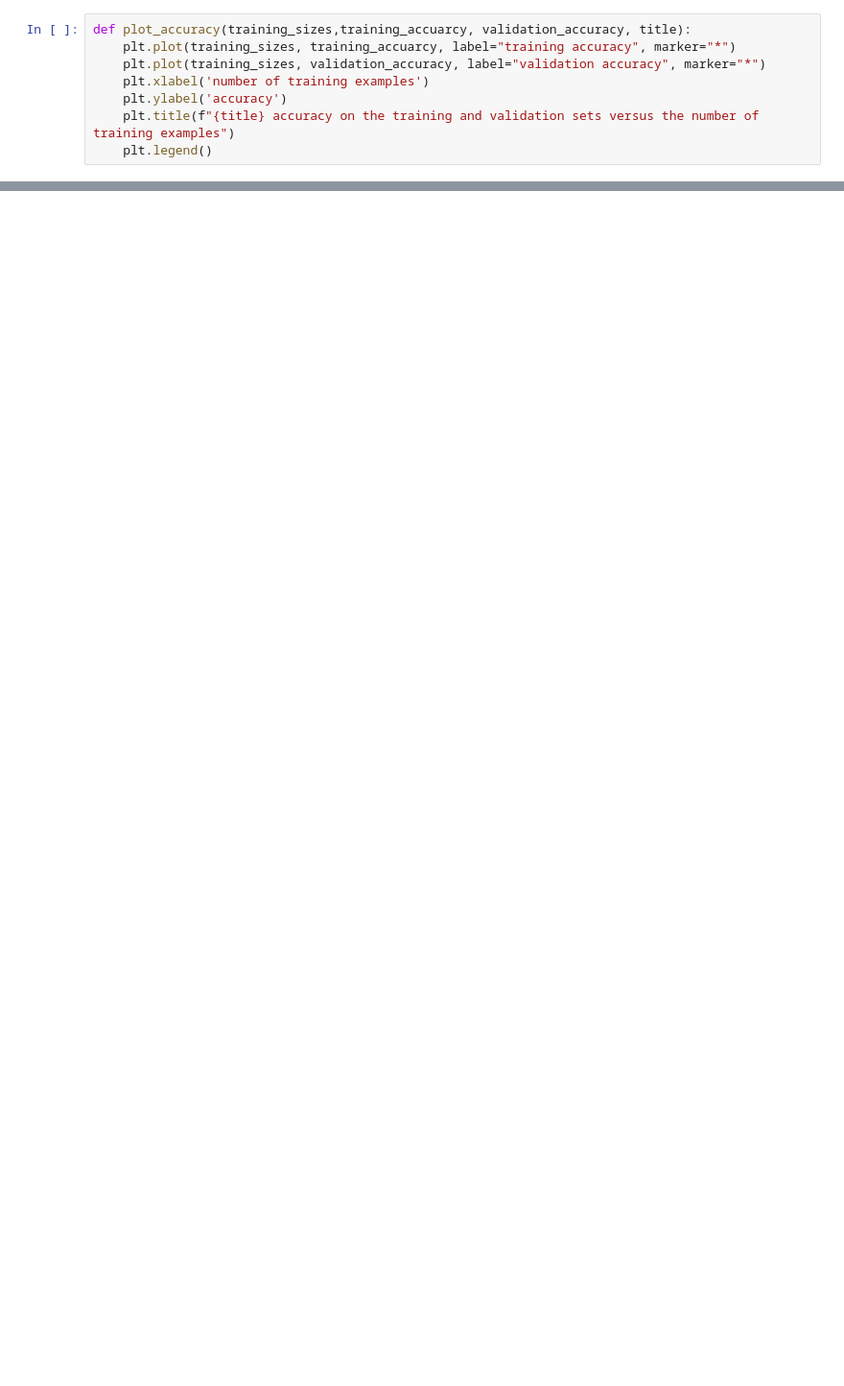
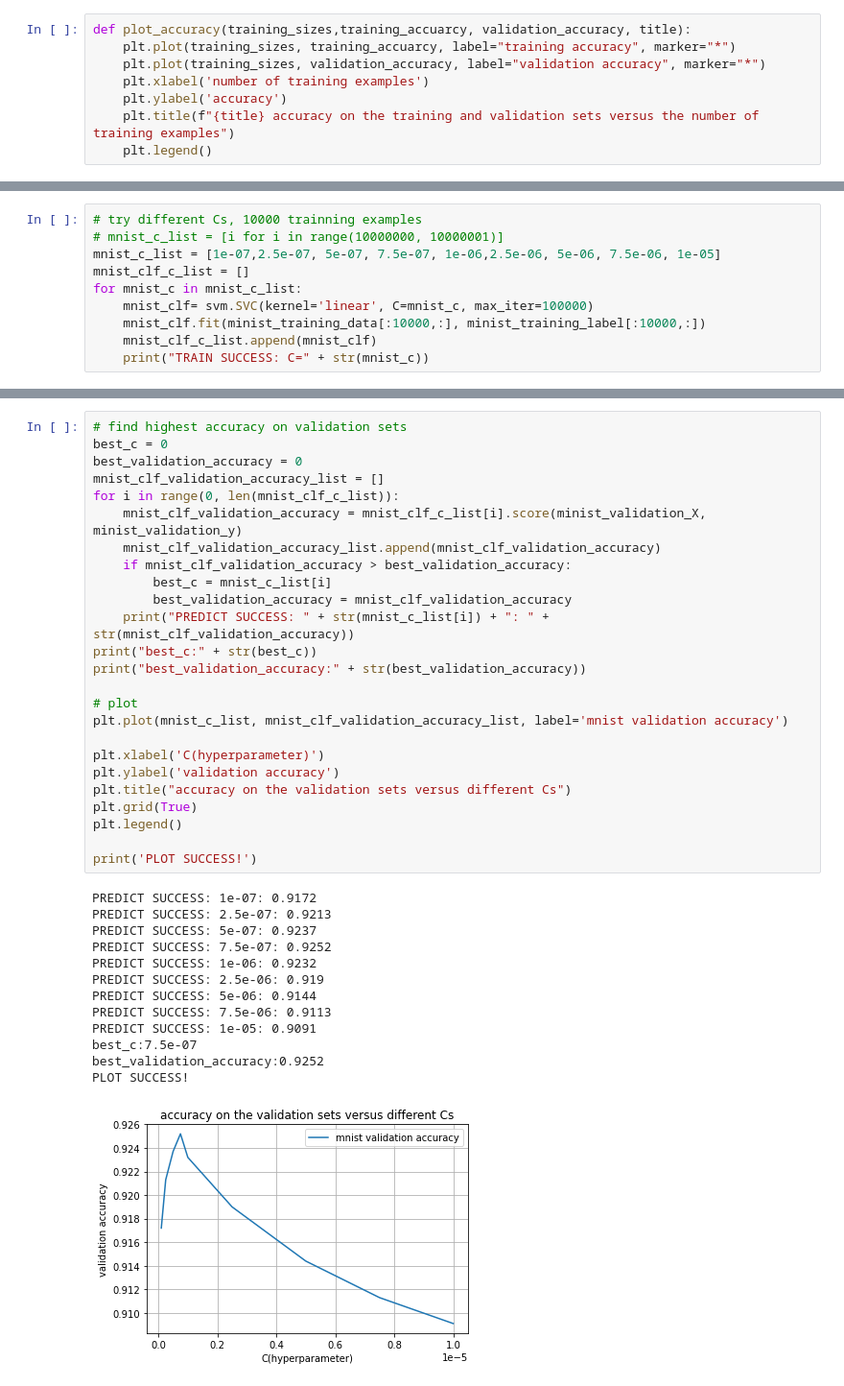
Before and after one commit to Weijun-H/ucb_sp20_cs189_hw, a Jupyter notebook: hw1/hw1.ipynb, the cells around one changed output, grey strips where cells are left out. Shown at 96% size. Cells and saved outputs as stored; diff of their text form; blank space fills up the shorter version.

```diff
--- a/hw1/hw1.ipynb
+++ b/hw1/hw1.ipynb
@@ -120,0 +128,10 @@ plot_accuracy([100, 200, 500, 1000, 2000, 5000], cifar_training_accuracy, cifar_
+# %%
+# try different Cs, 10000 trainning examples
+# mnist_c_list = [i for i in range(10000000, 10000001)]
+mnist_c_list = [1e-07,2.5e-07, 5e-07, 7.5e-07, 1e-06,2.5e-06, 5e-06, 7.5e-06, 1e-05]
+mnist_clf_c_list = []
+for mnist_c in mnist_c_list:
+    mnist_clf= svm.SVC(kernel='linear', C=mnist_c, max_iter=100000)
+    mnist_clf.fit(minist_training_data[:10000,:], minist_training_label[:10000,:])
+    mnist_clf_c_list.append(mnist_clf)
+    print("TRAIN SUCCESS: C=" + str(mnist_c))
@@ -120,0 +148,39 @@ plot_accuracy([100, 200, 500, 1000, 2000, 5000], cifar_training_accuracy, cifar_
+# %%
+# find highest accuracy on validation sets
+best_c = 0
+best_validation_accuracy = 0
+mnist_clf_validation_accuracy_list = []
+for i in range(0, len(mnist_clf_c_list)):
+    mnist_clf_validation_accuracy = mnist_clf_c_list[i].score(minist_validation_X, minist_validation_y)
+    mnist_clf_validation_accuracy_list.append(mnist_clf_validation_accuracy)
+    if mnist_clf_validation_accuracy > best_validation_accuracy:
+        best_c = mnist_c_list[i]
+        best_validation_accuracy = mnist_clf_validation_accuracy
+    print("PREDICT SUCCESS: " + str(mnist_c_list[i]) + ": " + str(mnist_clf_validation_accuracy))
+print("best_c:" + str(best_c))
+print("best_validation_accuracy:" + str(best_validation_accuracy))
+
+# plot
+plt.plot(mnist_c_list, mnist_clf_validation_accuracy_list, label='mnist validation accuracy')
+
+plt.xlabel('C(hyperparameter)')
+plt.ylabel('validation accuracy')
+plt.title("accuracy on the validation sets versus different Cs")
+plt.grid(True)
+plt.legend()
+
+print('PLOT SUCCESS!')
+# %% [output]
+PREDICT SUCCESS: 1e-07: 0.9172
+PREDICT SUCCESS: 2.5e-07: 0.9213
+PREDICT SUCCESS: 5e-07: 0.9237
+PREDICT SUCCESS: 7.5e-07: 0.9252
+PREDICT SUCCESS: 1e-06: 0.9232
+PREDICT SUCCESS: 2.5e-06: 0.919
+PREDICT SUCCESS: 5e-06: 0.9144
+PREDICT SUCCESS: 7.5e-06: 0.9113
+PREDICT SUCCESS: 1e-05: 0.9091
+best_c:7.5e-07
+best_validation_accuracy:0.9252
+PLOT SUCCESS!
+[figure, added]
```
Also changed, not shown: parts of 11 cells of this notebook, 1 other file.
